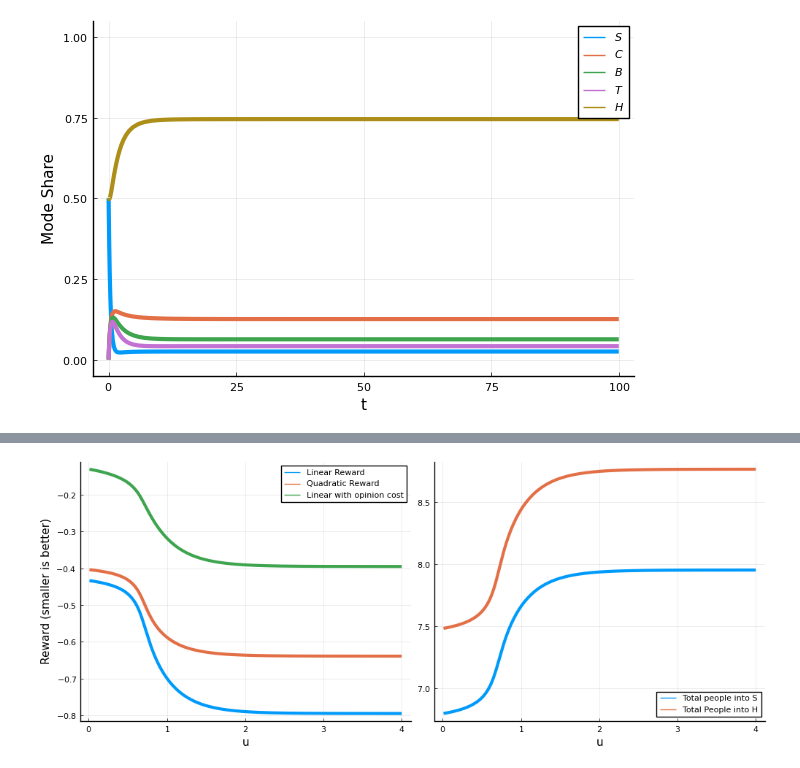
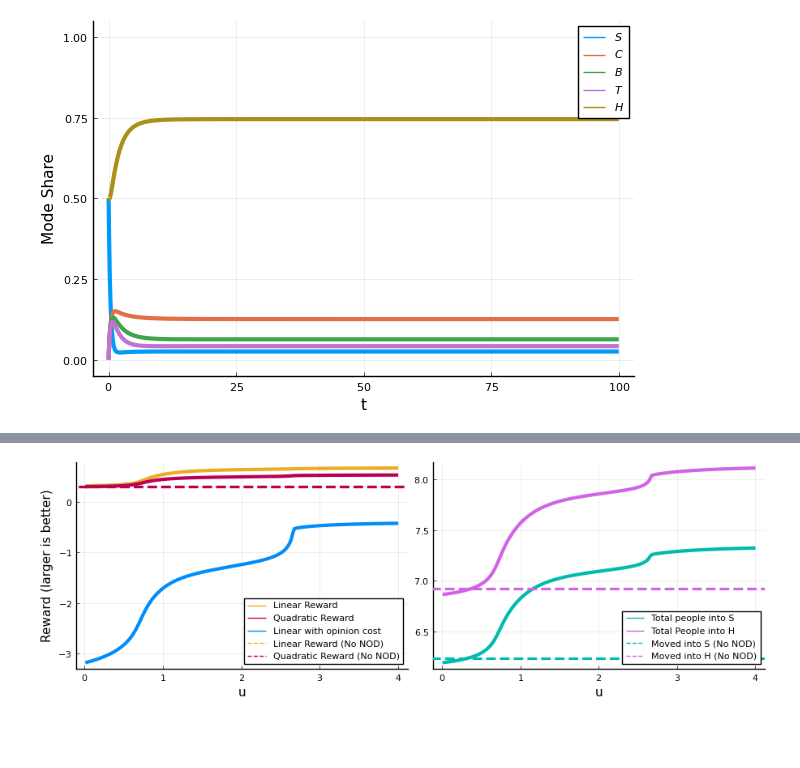
Before and after one commit to valentine-alia/MAE-6870, a Jupyter notebook: set_up_integration.ipynb, the cells around one changed output, grey strips where cells are left out. Drawn from its saved outputs; the diff is of its cells as text; code cells hidden in the pictures; blank space fills up the shorter version.

```diff
--- a/set_up_integration.ipynb
+++ b/set_up_integration.ipynb
@@ -113,9 +129,9 @@ alphaC,alphaB,alphaT,beta,omegaC,omegaB,k,n,u,aC,aB,aT,aBC,aTC,bC,aCB,aTB,bB,aCT
 u0 = [1.0,0.0,0.0,0.0,0.0, 0.0,0.0]
 tspan=(0.0,200.0)
 
-prob_7d = ODEProblem(model_7d_t_sin,u0,tspan,par)
+prob_7d = ODEProblem(model_7d_sin!,u0,tspan,par)
 sol7d = DifferentialEquations.solve(prob_7d)
-S,B,C,T,xC,xB,xT = sol7d[1,:],sol7d[2,:],sol7d[3,:],sol7d[4,:],sol7d[5,:],sol7d[6,:],sol7d[7,:]
+S,C,B,T,xC,xB,xT = sol7d[1,:],sol7d[2,:],sol7d[3,:],sol7d[4,:],sol7d[5,:],sol7d[6,:],sol7d[7,:]
 H = 1 .- S .- C .- B .-T
 
 pal = palette(:default)
@@ -361,14 +376,22 @@ model_4d_in_out (generic function with 1 method)
 # %%
-par = (alphaC=1.0,alphaB=1.0,alphaT=1.0,beta=0.6,omegaC=0.2,omegaB=0.4,
-     k=0.4,n=4,u=0.8,aC=1.0,aB=1.0,aT=1.0,aBC=-0.2,aTC=-0.2,bC=-0.5,
-     aCB=-0.2,aTB=0.2,bB=-0.5,aCT=-0.2,aBT=0.2,bT=0.5,tau = 3,gamma = 0.1)
+par = (alphaC=5.0,alphaB=1.0,alphaT=1.0,beta=0.6,omegaC=0.2,omegaB=0.4,
+    k=0.5,n=4,u=0.4,aC=1.0,aB=1.0,aT=1.0,aBC=-0.2,aTC=-0.2,bC=-0.5,
+    aCB=-0.2,aTB=0.2,bB=-0.5,aCT=-0.2,aBT=0.2,bT=0.5,tau = 3,gamma = 0.1)
 alphaC,alphaB,alphaT,beta,omegaC,omegaB,k,n,u,aC,aB,aT,aBC,aTC,bC,aCB,aTB,bB,aCT,aBT,bT,tau,gamma = par
 u0 = [1.0,0.0,0.0,0.0,0.0,0.0]
 tspan=(0.0,100.0)
 
-prob_4d = ODEProblem(model_4d_in_out,u0,tspan,par)
+prob_4d = ODEProblem(model_4d_in_out!,u0,tspan,par)
 sol4d = DifferentialEquations.solve(prob_4d)
-S4,B4,C4,T4,Sin,Hin = sol4d[1,:],sol4d[2,:],sol4d[3,:],sol4d[4,:],sol4d[5,:],sol4d[6,:]
+S4,C4,B4,T4,Sin,Hin = sol4d[1,:],sol4d[2,:],sol4d[3,:],sol4d[4,:],sol4d[5,:],sol4d[6,:]
 H4 = 1 .- S4 .- C4 .- B4 .-T4;
-println(Hin[end])
+
+l4 = costlin(sol4d.t,H4,C4,a1,a2)
+q4 = costquad(sol4d.t,H4,C4,a1,a2)
+m4 = costmult(sol4d.t,H4,C4)
+#costlinparamNOD(sol.t,H4,C4,a1,a2,a3,alphaC,alphaB,alphaT,xC,xB,xT)
+s4 = Sin[end]
+h4 = Hin[end]
+
+println(l4,q4,m4,s4,h4)
 # %% [output]
@@ -405,3 +428,6 @@ for u in us
     push!(Sins, Sin[end])
     push!(Hins, Hin[end])
 end
+# %%
+xgfs_normal12 = [(235, 172, 35), (184, 0, 88), (0, 140, 249), (0, 110, 0), (0, 187, 173), (209, 99, 230), (178, 69, 2), (255, 146, 135), (89, 84, 214), (0, 198, 248), (135, 133, 0), (0, 167, 108), (189, 189, 189)]
+palette = [RGB(r/255, g/255, b/255) for (r,g,b) in xgfs_normal12]
@@ -408,9 +449,19 @@ end
 # %%
-p1=plot(us,[y1,y2,y4],xlabel = "u",ylabel = "Reward (smaller is better)", labels = ["Linear Reward" "Quadratic Reward" "Linear with opinion cost"],lw  = 3)
-p2 = plot(us,[Sins,Hins],xlabel = "u",labels= ["Total people into S" "Total People into H"],legend = :bottomright,lw = 3)
-FIG = plot(p1,p2,layout = 2,size = (1000,400))
+lw = 3
+lwh = 2.3
+p1=plot(us,[y1,y2,y4],xlabel = "u",ylabel = "Reward (larger is better)", labels = ["Linear Reward" "Quadratic Reward" "Linear with opinion cost"],lw  = 3,palette = palette[1:3],legend = :bottomright)
+hline!(p1, [l4], color=palette[1],lw = lwh,label = "Linear Reward (No NOD)",linestyle = :dash)
+hline!(p1, [q4], color=palette[2], label="Quadratic Reward (No NOD)",lw = lwh,linestyle = :dash)
+#hline!(p1, [m4], color=palette[3], label=false,lw = lw)
+
+p2 = plot(us,[Sins,Hins],xlabel = "u",labels= ["Total people into S" "Total People into H"],legend = :bottomright,lw = lw,palette = palette[5:6])
+hline!(p2, [s4], color=palette[5], label="Moved into S (No NOD)",lw = lwh, linestyle = :dash)
+hline!(p2, [h4], color=palette[6], label="Moved into H (No NOD)",lw = lwh, linestyle = :dash)
+
+FIG = plot(p1,p2,layout = 2,size = (900,300))
+
 #png(FIG, "rewards")
 # why no discontinuity when car-centric?
 # %% [output]
-[figure, old version]
+[figure, new version]
 # %%
```
Also changed, not shown: parts of 15 cells of this notebook, 4 other files.
